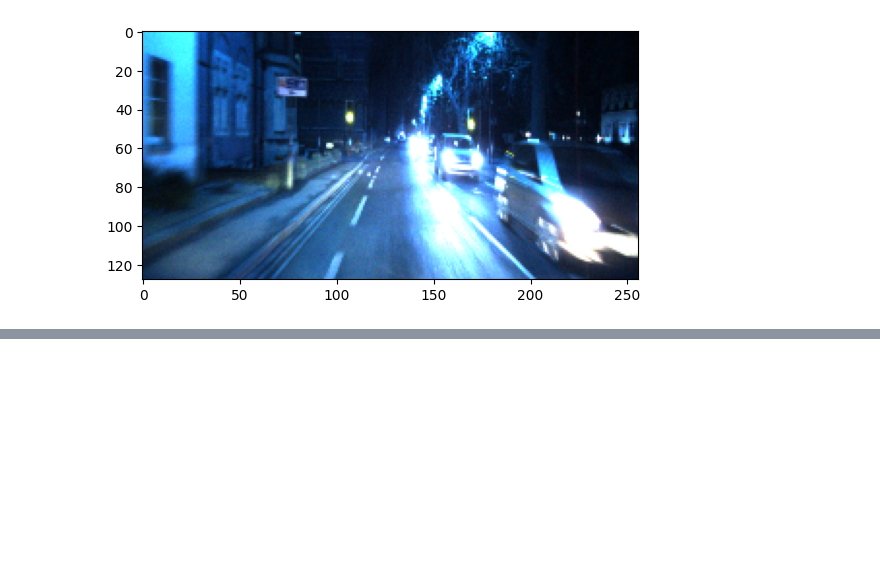
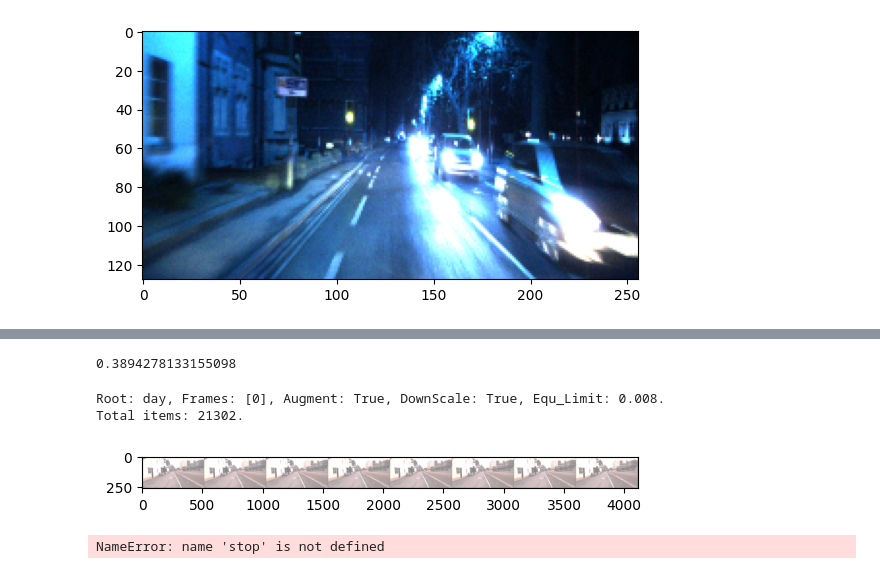
Before and after one commit to huynhbaobk/Night-Depth-Estimation, a Jupyter notebook: Test.ipynb, the cells around one changed output, grey strips where cells are left out. Cells and saved outputs as stored; diff of their text form; code cells hidden in the pictures; blank space fills up the shorter version.

```diff
--- a/Test.ipynb
+++ b/Test.ipynb
@@ -256,5 +223,0 @@ dataiter = iter(loader)
-# %%
-for data in dataiter:
-#     print(data['day']['color_aug', 0, 0].shape)
-    imshow(torchvision.utils.make_grid(data['day']['color_aug', 0, 0]))
-#     stop
@@ -267,8 +223,0 @@ KeyboardInterrupt:
-# %%
-start_time = time.time()
-for data in dataiter:
-    count = 0
-#     print(data['day']['color_aug', 0, 0])
-#     imshow(torchvision.utils.make_grid(data['day']['color_aug', 0, 0]))
-#     stop
-stop_time = time.time()
@@ -297,0 +235,16 @@ with torch.no_grad():
+# %%
+random.random()
+# %% [output]
+0.3894278133155098
+# %%
+# cfg = Config.fromfile(osp.join(f'configs/steps_rc.yaml'))
+cfg = Config.fromfile(osp.join(f'configs/mono2_rc_day.yaml'))
+cfg.test = True
+cfg.seed = seed
+
+#prepare data loader
+dataset = build_dataset(cfg.dataset)
+loader = DataLoader(dataset, 16, shuffle=False, num_workers=6, drop_last=False)
+# %% [output]
+Root: day, Frames: [0], Augment: True, DownScale: True, Equ_Limit: 0.008.
+Total items: 21302.
@@ -297,0 +260,9 @@ with torch.no_grad():
+# %%
+for data in dataiter:
+#     print(data['day']['color_aug', 0, 0].shape)
+#     imshow(torchvision.utils.make_grid(data['day']['color_aug', 0, 0]))
+    imshow(torchvision.utils.make_grid(data['color_aug', 0, 0]))
+    stop
+# %% [output]
+[figure, added]
+NameError: name 'stop' is not defined
```
Also changed, not shown: parts of 32 cells of this notebook, 10 other files.
